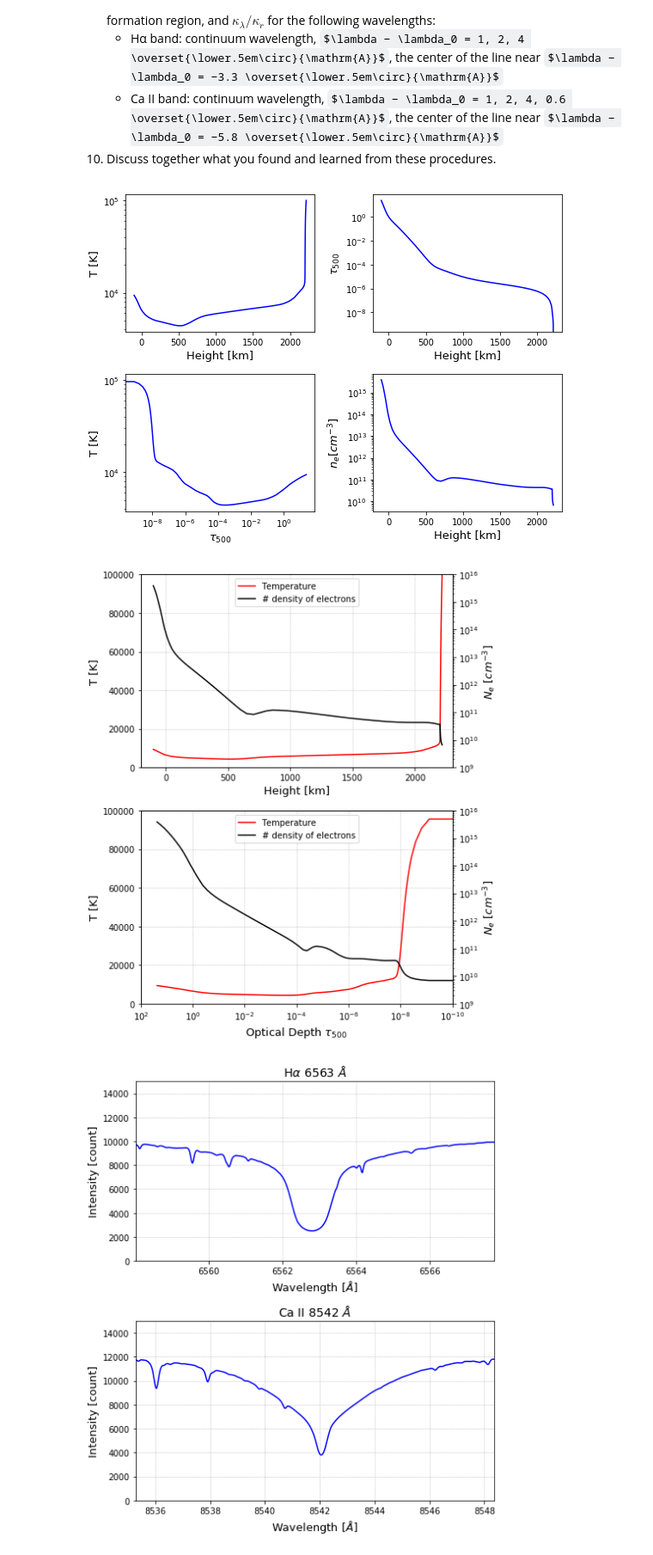
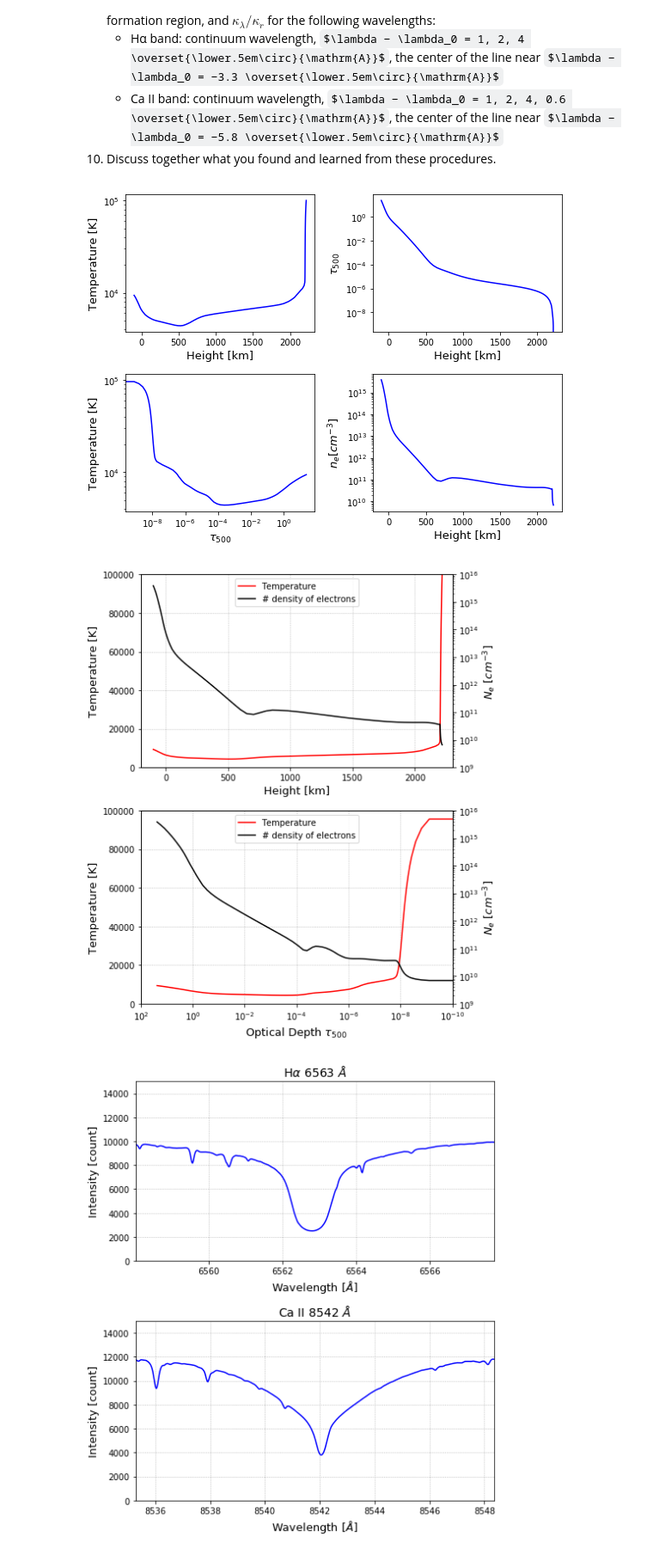
Before and after one commit to guidesk/lab2, a Jupyter notebook: lab_project_2.ipynb, the cells around one changed output. Shown: that part at 86% size. Saved outputs shown, nothing was run; the diff lists cells and outputs as text; code cells hidden in the pictures; some formulas as TeX source.

```diff
--- a/lab_project_2.ipynb
+++ b/lab_project_2.ipynb
@@ -97,42 +97,42 @@ fsize = 13 #font size
 
 ax[0,0].plot(HEIGHTS, TEMPERATURE, 'b')
 ax[0,0].set_xlabel('Height [km]', fontsize=fsize)
-ax[0,0].set_ylabel('T [K]', fontsize=fsize)
+ax[0,0].set_ylabel('Temperature [K]', fontsize=fsize)
 #ax[0,0].set_xlim(-100, 1500)
 #ax[0,0].set_ylim(4e3, 1e4)
 ax[0,0].set_yscale('log')
 
 ax[0,1].plot(HEIGHTS, TAU_500, 'b')
 ax[0,1].set_xlabel('Height [km]', fontsize=fsize)
 ax[0,1].set_ylabel(r'$\tau_{500}$', fontsize=fsize)
 #ax[0,1].set_xlim(-100, 1500)
 #ax[0,1].set_ylim(1e-6, 1e2)
 ax[0,1].set_yscale('log')
 
 ax[1,0].plot(TAU_500, TEMPERATURE, 'b')
 ax[1,0].set_xlabel(r'$\tau_{500}$', fontsize=fsize)
-ax[1,0].set_ylabel('T [K]', fontsize=fsize)
+ax[1,0].set_ylabel('Temperature [K]', fontsize=fsize)
 #ax[1,0].set_xlim(1e2, 1e-6)
 #ax[1,0].set_ylim(4e3, 1e4)
 ax[1,0].set_xscale('log')
 ax[1,0].set_yscale('log')
 
 ax[1,1].plot(HEIGHTS, N_ELECTRON, 'b')
 ax[1,1].set_xlabel('Height [km]', fontsize=fsize)
 ax[1,1].set_ylabel(r'$n_e [cm^{-3}$]', fontsize=fsize)
 #ax[1,1].set_xlim(-100, 1500)
 ax[1,1].set_yscale('log')
 
 fig.tight_layout()
 #plt.savefig('.pdf', format='pdf', dpi=1000)
 plt.show()
 # %% [output]
-[figure, old version]
+[figure, new version]
 # %%
 # Plot the model with modified features!
 
 # set figures
-fig, ax = plt.subplots(2, 2, figsize=(7,8))
+fig, ax = plt.subplots(2, figsize=(7,8))
 fsize = 13 #font size
 
 # height to temperature and n_el
@@ -141,7 +141,7 @@ line_T = ax[0].plot(HEIGHTS, TEMPERATURE, 'r', label='Temperature')
 line_Nel = ax0.plot(HEIGHTS, N_ELECTRON, 'k', label='# density of electrons')
 
 ax[0].set_xlabel('Height [km]', fontsize=fsize)
-ax[0].set_ylabel('T [K]', fontsize=fsize)
+ax[0].set_ylabel('Temperature [K]', fontsize=fsize)
 ax0.set_ylabel(r'$N_e$ [$cm^{-3}$]', fontsize=fsize)
 
 ax[0].set_xlim(-200,2300)
@@ -160,7 +160,7 @@ line_T = ax[1].plot(TAU_500, TEMPERATURE, 'r', label='Temperature')
 line_Nel = ax1.plot(TAU_500, N_ELECTRON, 'k', label='# density of electrons')
 
 ax[1].set_xlabel(r'Optical Depth $\tau_{500}$', fontsize=fsize)
-ax[1].set_ylabel('T [K]', fontsize=fsize)
+ax[1].set_ylabel('Temperature [K]', fontsize=fsize)
 ax1.set_ylabel(r'$N_e$ [$cm^{-3}$]', fontsize=fsize)
 
 ax[1].set_xlim(1e2, 1e-10)
@@ -178,7 +178,7 @@ fig.tight_layout()
 #plt.savefig('.pdf', format='pdf', dpi=1000)
 plt.show()
 # %% [output]
-[figure, old version]
+[figure, new version]
 # %%
 # Draw Specific Intensity with data counts!
 
```
Also changed, not shown: parts of 7 cells of this notebook.
